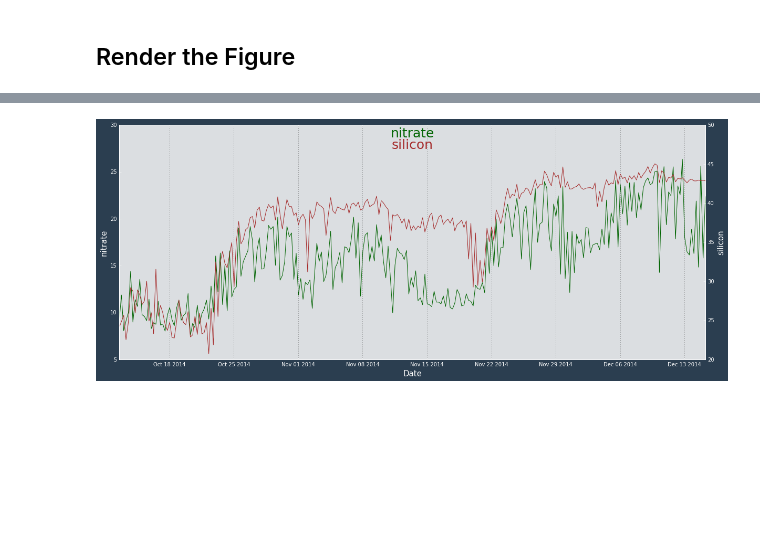
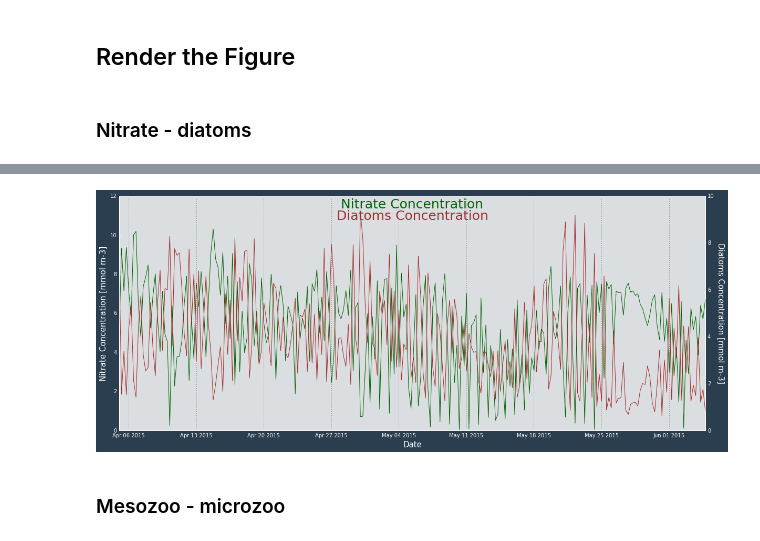
Before and after one commit to SalishSeaCast/SalishSeaNowcast, a Jupyter notebook: notebooks/figures/research/DevelopTimeSeriesPlots.ipynb, the cells around one changed output, grey strips where cells are left out. Saved outputs shown, nothing was run; the diff lists cells and outputs as text; code cells hidden in the pictures; blank space fills up the shorter version.

Commit message:
Developed and tested the time series plots module

```diff
--- a/notebooks/figures/research/DevelopTimeSeriesPlots.ipynb
+++ b/notebooks/figures/research/DevelopTimeSeriesPlots.ipynb
@@ -19,11 +20,9 @@ from importlib import reload
 # %% [markdown]
 What make_plots provides:
 # %%
-time_slice = slice('2014-10-12 12:00:00', '2014-12-15 12:00:00', 6)
-
 place = 'Sandheads'
 
 left_variable = 'nitrate'
-right_variable = 'silicon'
+right_variable = 'diatoms'
 
 xr_dataset = xr.open_dataset('https://salishsea.eos.ubc.ca/erddap/griddap/ubcSSg3DBiologyFields1hV17-02')
@@ -30,8 +31,13 @@ xr_dataset = xr.open_dataset('https://salishsea.eos.ubc.ca/erddap/griddap/ubcSSg
 # %% [markdown]
 ## `_prep_plot_data()` Function
 # %%
-def _prep_plot_data(xr_dataset, left_variable, right_variable, place,
-                    time_slice):
+def _prep_plot_data(xr_dataset, left_variable, right_variable, place):
+
+    Dday=xr_dataset.time_coverage_end
+    EndDay = arw.get(Dday)
+    StartDay = EndDay.replace(months=-2)
+    #StartDay = EndDay.replace(days=-5)
+    time_slice = slice(StartDay.date(),EndDay.date(),6)
 
     gridY = places.PLACES[place]['NEMO grid ji'][0]
     gridX = places.PLACES[place]['NEMO grid ji'][1]
@@ -42,7 +48,15 @@ def _prep_plot_data(xr_dataset, left_variable, right_variable, place,
     right = xr_dataset[right_variable].sel(time=time_slice).isel(depth=0).isel(
         gridX=gridX).isel(gridY=gridY)
 
-    return SimpleNamespace(left=left, right=right)
+    left_long_name = xr_dataset[left_variable].long_name
+    left_units = xr_dataset[left_variable].units
+
+    right_long_name = xr_dataset[right_variable].long_name
+    right_units = xr_dataset[right_variable].units
+
+
+    return SimpleNamespace(left=left, right=right, left_long_name=left_long_name, left_units=left_units,
+                           right_long_name=right_long_name, right_units=right_units)
 # %% [markdown]
 ## `_prep_fig_axes() Function`
 # %%
@@ -64,20 +78,22 @@ def _plot_timeseries(ax, plot_data, variable, theme):
 # %% [markdown]
 ## `_timeseries_axes_labels()` Function
 # %%
-def _timeseries_axes_labels(axl, axr, left_variable, right_variable, theme):
+def _timeseries_axes_labels(axl, axr, left_variable, left_long_name, left_units,
+                            right_variable, right_long_name, right_units, theme):
     axl.set_xlabel(
         'Date',
         color=theme.COLOURS['text']['axis'],
         fontproperties=theme.FONTS['axis'])
-    axl.set_ylabel(left_variable, fontproperties=theme.FONTS['axis'])
+    axl.set_ylabel(left_long_name+' ['+left_units+']', fontproperties=theme.FONTS['axis'])
     theme.set_axis_colors(axl)
-    axr.set_ylabel(right_variable, fontproperties=theme.FONTS['axis'])
+    axr.set_ylabel(right_long_name+' ['+right_units+']', fontproperties=theme.FONTS['axis']
+                   ,rotation=-90, verticalalignment='bottom')
     theme.set_axis_colors(axr)
 
     axl.text(
         0.5,
         0.95,
-        left_variable,
+        left_long_name,
         horizontalalignment='center',
         color=theme.COLOURS['time series'][left_variable],
         fontproperties=theme.FONTS['legend label large'],
@@ -85,7 +101,7 @@ def _timeseries_axes_labels(axl, axr, left_variable, right_variable, theme):
     axl.text(
         0.5,
         0.9,
-        right_variable,
+        right_long_name,
         horizontalalignment='center',
         color=theme.COLOURS['time series'][right_variable],
         fontproperties=theme.FONTS['legend label large'],
@@ -100,23 +116,24 @@ This is is the function that will be called by the `nowcast.workers.make_plots`
 def make_figure(xr_dataset,
                 left_variable,
                 right_variable,
-                time_slice,
                 place,
                 figsize=(20, 8),
                 theme=nowcast.figures.website_theme):
-    plot_data = _prep_plot_data(xr_dataset, left_variable, right_variable,
-                                place, time_slice)
+    plot_data = _prep_plot_data(xr_dataset, left_variable, right_variable, place)
 
     fig, axl, axr = _prep_fig_axes(figsize, theme)
     _plot_timeseries(axl, plot_data.left, left_variable, theme)
     _plot_timeseries(axr, plot_data.right, right_variable, theme)
-    _timeseries_axes_labels(axl, axr, left_variable, right_variable, theme)
+    _timeseries_axes_labels(axl, axr, left_variable, plot_data.left_long_name, plot_data.left_units,
+                            right_variable, plot_data.right_long_name, plot_data.right_units, theme)
 
     return fig
 # %% [markdown]
 ## Render the Figure
+# %% [markdown]
+### Nitrate - diatoms
 # %%
 %%timeit -n1 -r1
 reload(nowcast.figures.website_theme) # to reload website theme colours etc
-fig = make_figure(xr_dataset, left_variable, right_variable, time_slice, place)
+fig = make_figure(xr_dataset, left_variable, right_variable, place)
 # %% [output]
@@ -124 +141,3 @@ fig = make_figure(xr_dataset, left_variable, right_variable, time_slice, place)
-[figure, old version]
+[figure, new version]
+# %% [markdown]
+### Mesozoo - microzoo
```
Also changed, not shown: parts of 11 cells of this notebook, 1 other file.
